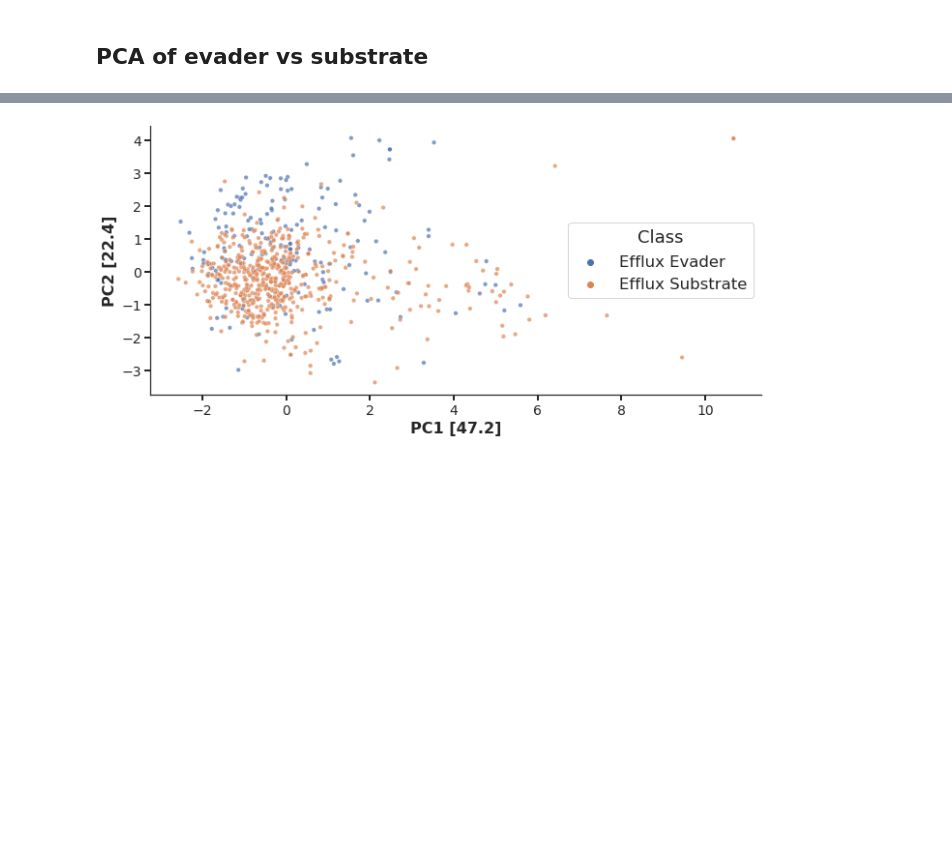
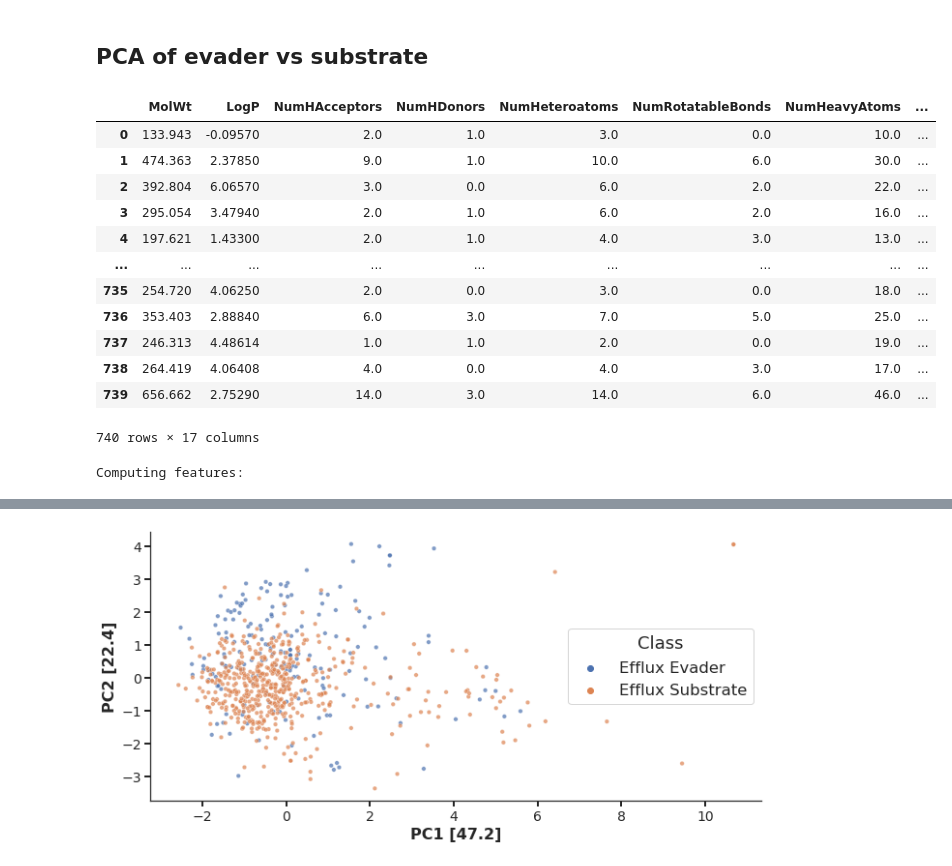
Before and after one commit to domgurvic/co_add_efflux, a Jupyter notebook: co_add/co_add_chaser.ipynb, the cells around one changed output, grey strips where cells are left out. Saved outputs shown, nothing was run; the diff lists cells and outputs as text; code cells hidden in the pictures; blank space fills up the shorter version.

```diff
--- a/co_add/co_add_chaser.ipynb
+++ b/co_add/co_add_chaser.ipynb
@@ -831,3 +809,24 @@ plt.savefig('figures/tsne_all.png', dpi=600)
 # %%
 sub_and_evade_features = master_functions.calc_feats(sub_and_evade_om_corrected['Mol'])
 sub_and_evade_features['Class'] = sub_and_evade_om_corrected['Class']
+# %%
+sub_and_evade_features
+# %% [output]
+|  | MolWt | LogP | NumHAcceptors | NumHDonors | NumHeteroatoms | NumRotatableBonds | NumHeavyAtoms | ... |
+| 0 | 133.943 | -0.09570 | 2.0 | 1.0 | 3.0 | 0.0 | 10.0 | ... |
+| 1 | 474.363 | 2.37850 | 9.0 | 1.0 | 10.0 | 6.0 | 30.0 | ... |
+| 2 | 392.804 | 6.06570 | 3.0 | 0.0 | 6.0 | 2.0 | 22.0 | ... |
+| 3 | 295.054 | 3.47940 | 2.0 | 1.0 | 6.0 | 2.0 | 16.0 | ... |
+| 4 | 197.621 | 1.43300 | 2.0 | 1.0 | 4.0 | 3.0 | 13.0 | ... |
+| ... | ... | ... | ... | ... | ... | ... | ... | ... |
+| 735 | 254.720 | 4.06250 | 2.0 | 0.0 | 3.0 | 0.0 | 18.0 | ... |
+| 736 | 353.403 | 2.88840 | 6.0 | 3.0 | 7.0 | 5.0 | 25.0 | ... |
+| 737 | 246.313 | 4.48614 | 1.0 | 1.0 | 2.0 | 0.0 | 19.0 | ... |
+| 738 | 264.419 | 4.06408 | 4.0 | 0.0 | 4.0 | 3.0 | 17.0 | ... |
+| 739 | 656.662 | 2.75290 | 14.0 | 3.0 | 14.0 | 6.0 | 46.0 | ... |
+740 rows × 17 columns
+# %%
+sub_and_evade_features_200 = master_functions.calcualte_features_single(sub_and_evade_om_corrected, 'SMILES')
+sub_and_evade_features_200['Class'] = sub_and_evade_om_corrected['Class']
+# %% [output]
+Computing features:
```
Also changed, not shown: parts of 10 cells of this notebook.
